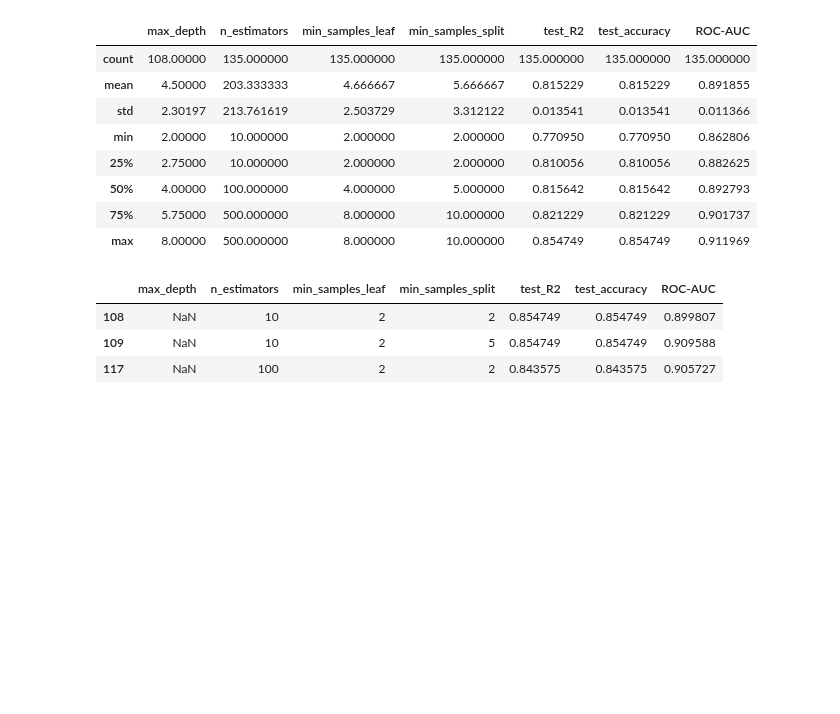
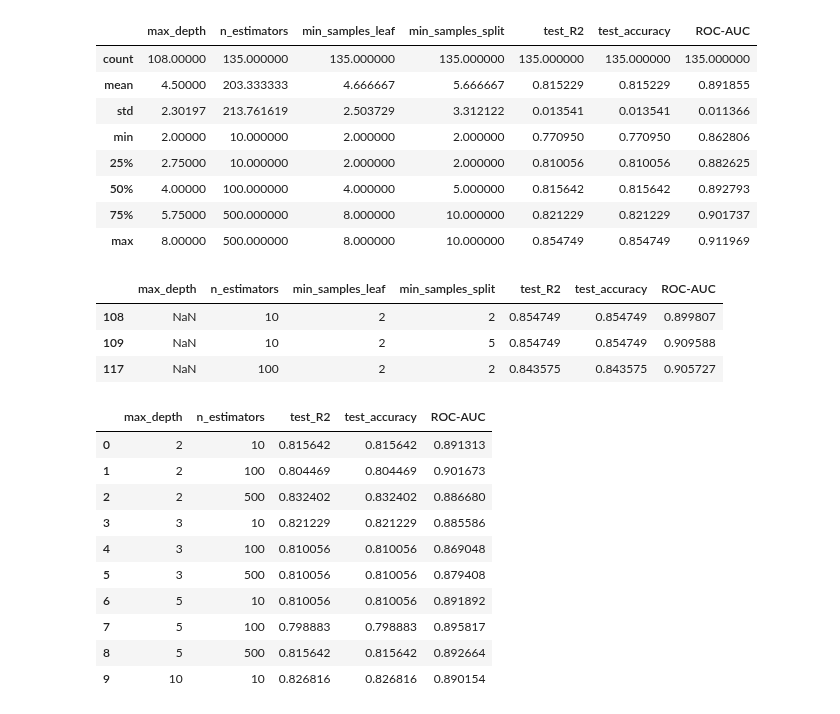
Before and after one commit to LambdaSchool/DS-Unit-2-Sprint-3-Classification-Validation, a Jupyter notebook: Josh_Mancuso_Thursday_Assignment.ipynb, the cells around one changed output. Cells and saved outputs as stored; diff of their text form; code cells hidden in the pictures; blank space fills up the shorter version.

```diff
--- a/Josh_Mancuso_Thursday_Assignment.ipynb
+++ b/Josh_Mancuso_Thursday_Assignment.ipynb
@@ -224,5 +228,5 @@ X = preprocessor.fit_transform(train[features])
 X = pd.DataFrame(X, columns=features)
 y = train[target]
 
-df = test_forest(X, y, max_depths, estimators)
+rf_df = test_forest(X, y, max_depths, estimators)
 # %%
@@ -258,3 +262,43 @@ df[df.test_accuracy > .84]
 | 108 | NaN | 10 | 2 | 2 | 0.854749 | 0.854749 | 0.899807 |
 | 109 | NaN | 10 | 2 | 5 | 0.854749 | 0.854749 | 0.909588 |
 | 117 | NaN | 100 | 2 | 2 | 0.843575 | 0.843575 | 0.905727 |
+# %%
+#similar function to test w/ XGB:
+
+def test_XGB(X, y, max_depths, estimators):
+  X_train, X_test, y_train, y_test = train_test_split(X, y, test_size=0.2, random_state=42)
+  cols = ['max_depth', 'n_estimators', 'test_R2', 'test_accuracy', 'ROC-AUC']
+  rows = []
+  for md in max_depths:
+    for ne in estimators:
+      xgb = XGBClassifier(max_depth=md, n_estimators=ne,
+                                          n_jobs=-1, random_state=42)
+      forest.fit(X_train, y_train)
+      y_pred = forest.predict(X_test)
+      y_pred_proba = forest.predict_proba(X_test)[:,1]
+      r2_test = forest.score(X_test, y_test)
+      accuracy = accuracy_score(y_pred, y_test)
+      roc_auc = roc_auc_score(y_test, y_pred_proba)
+      row = [md, ne, r2_test, accuracy, roc_auc]
+      rows.append(row)
+  df = pd.DataFrame(data=rows, columns=cols)
+  return df
+# %%
+max_depths = [2,3,5,10]
+estimators = [10,100,500]
+
+xgb_df = test_XGB(X,y,max_depths, estimators)
+# %%
+xgb_df.head(10)
+# %% [output]
+|  | max_depth | n_estimators | test_R2 | test_accuracy | ROC-AUC |
+| 0 | 2 | 10 | 0.815642 | 0.815642 | 0.891313 |
+| 1 | 2 | 100 | 0.804469 | 0.804469 | 0.901673 |
+| 2 | 2 | 500 | 0.832402 | 0.832402 | 0.886680 |
+| 3 | 3 | 10 | 0.821229 | 0.821229 | 0.885586 |
+| 4 | 3 | 100 | 0.810056 | 0.810056 | 0.869048 |
+| 5 | 3 | 500 | 0.810056 | 0.810056 | 0.879408 |
+| 6 | 5 | 10 | 0.810056 | 0.810056 | 0.891892 |
+| 7 | 5 | 100 | 0.798883 | 0.798883 | 0.895817 |
+| 8 | 5 | 500 | 0.815642 | 0.815642 | 0.892664 |
+| 9 | 10 | 10 | 0.826816 | 0.826816 | 0.890154 |
```
Also changed, not shown: parts of 9 cells of this notebook.
